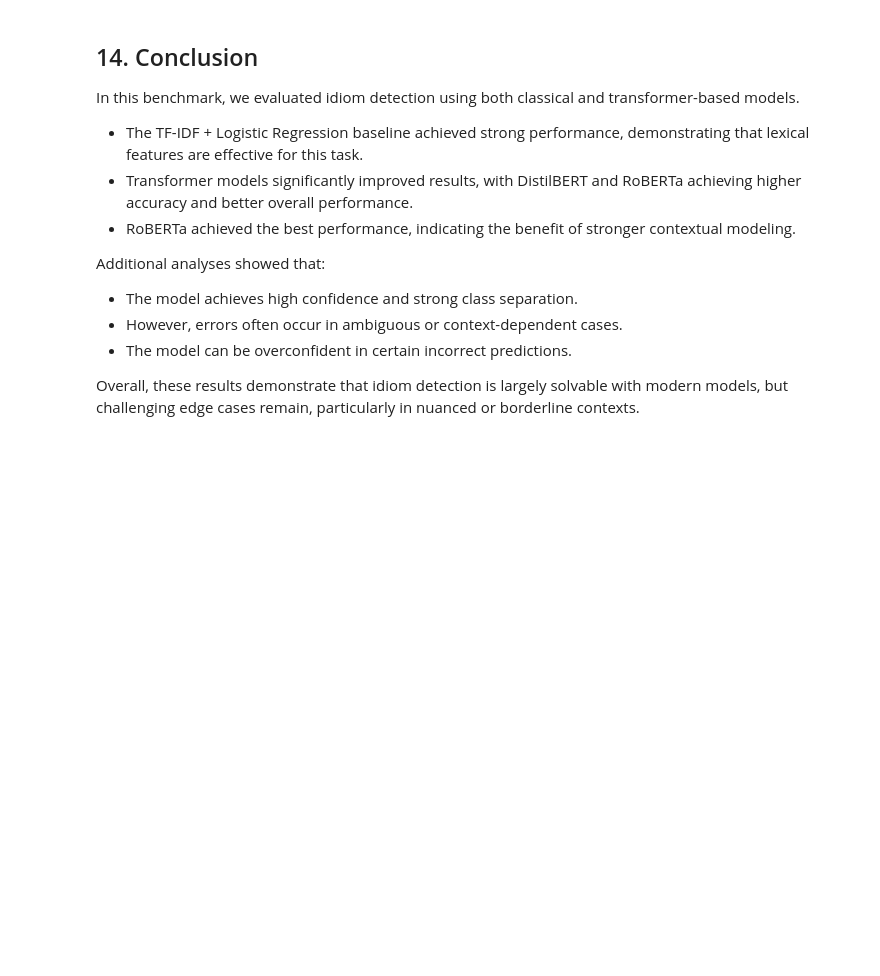
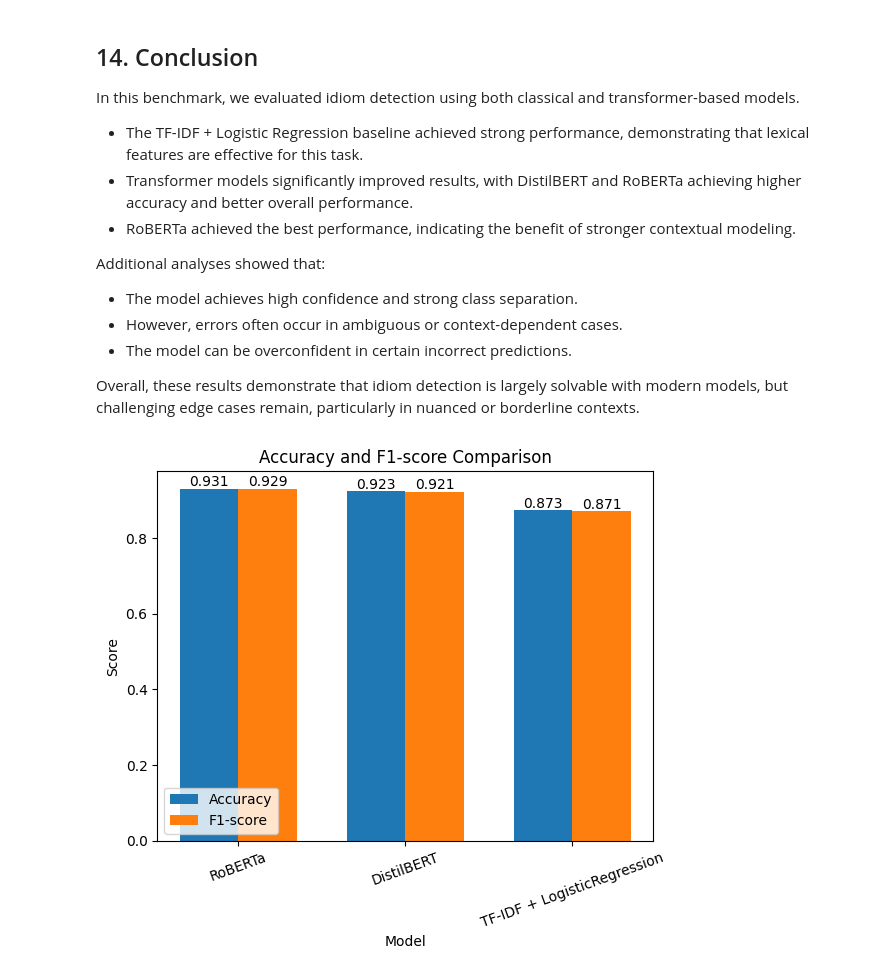
Before and after one commit to aymanshar/IdiomX, a Jupyter notebook: notebooks/Task1_idiom_detection_Benchmark.ipynb, the cells around one changed output. Cells and saved outputs as stored; diff of their text form; code cells hidden in the pictures; blank space fills up the shorter version.

```diff
--- a/notebooks/Task1_idiom_detection_Benchmark.ipynb
+++ b/notebooks/Task1_idiom_detection_Benchmark.ipynb
@@ -1113,3 +1113,35 @@ Additional analyses showed that:
 - The model can be overconfident in certain incorrect predictions.
 
 Overall, these results demonstrate that idiom detection is largely solvable with modern models, but challenging edge cases remain, particularly in nuanced or borderline contexts.
+# %%
+import numpy as np
+
+x = np.arange(len(results_df))
+width = 0.35
+
+plt.figure()
+
+bars1 = plt.bar(x - width/2, results_df["accuracy"], width, label="Accuracy")
+bars2 = plt.bar(x + width/2, results_df["f1_macro"], width, label="F1-score")
+
+# Add labels
+for bars in [bars1, bars2]:
+    for bar in bars:
+        height = bar.get_height()
+        plt.text(
+            bar.get_x() + bar.get_width() / 2,
+            height,
+            f"{height:.3f}",
+            ha='center',
+            va='bottom'
+        )
+
+plt.xticks(x, results_df["model"], rotation=20)
+plt.xlabel("Model")
+plt.ylabel("Score")
+plt.title("Accuracy and F1-score Comparison")
+
+plt.legend()
+plt.show()
+# %% [output]
+[figure, added]
```
Also changed, not shown: 1 other file.
